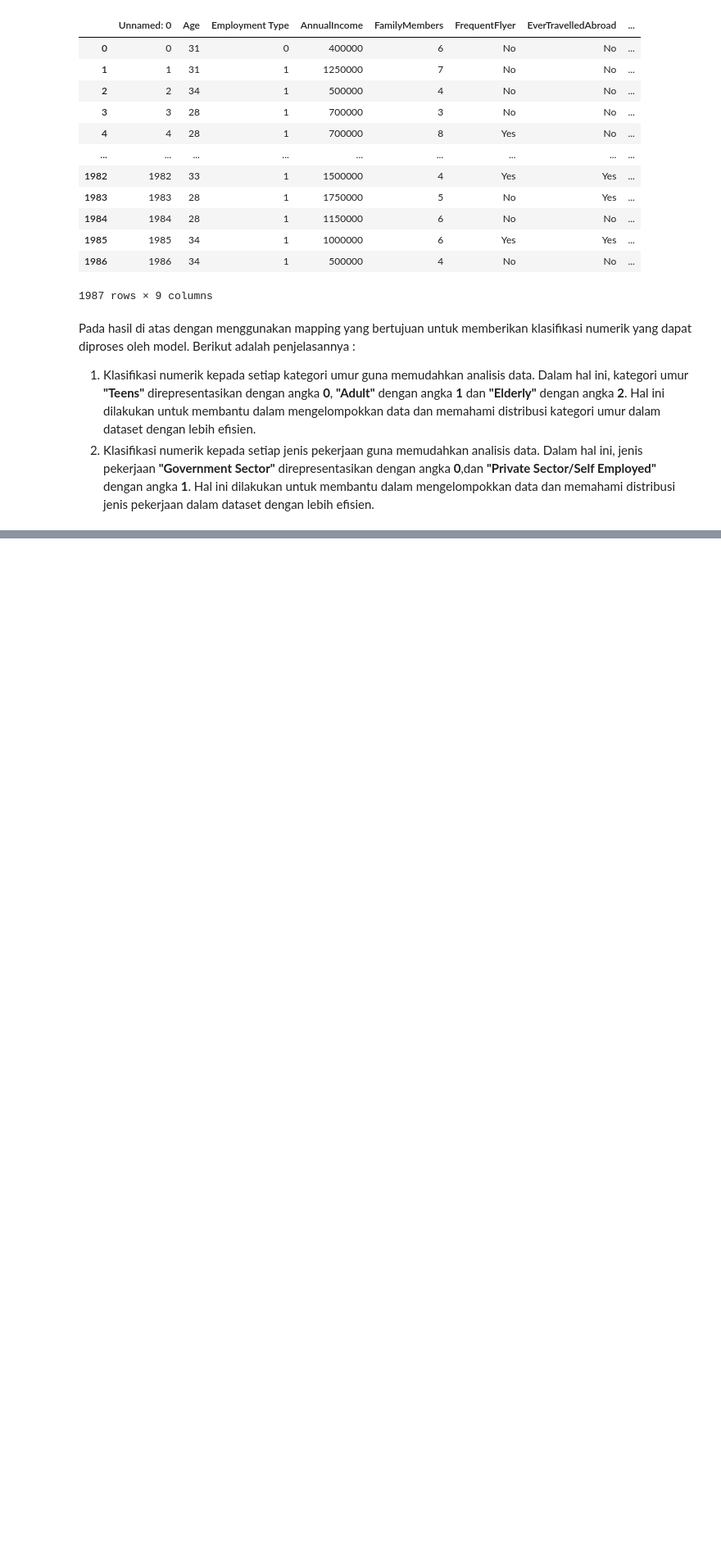
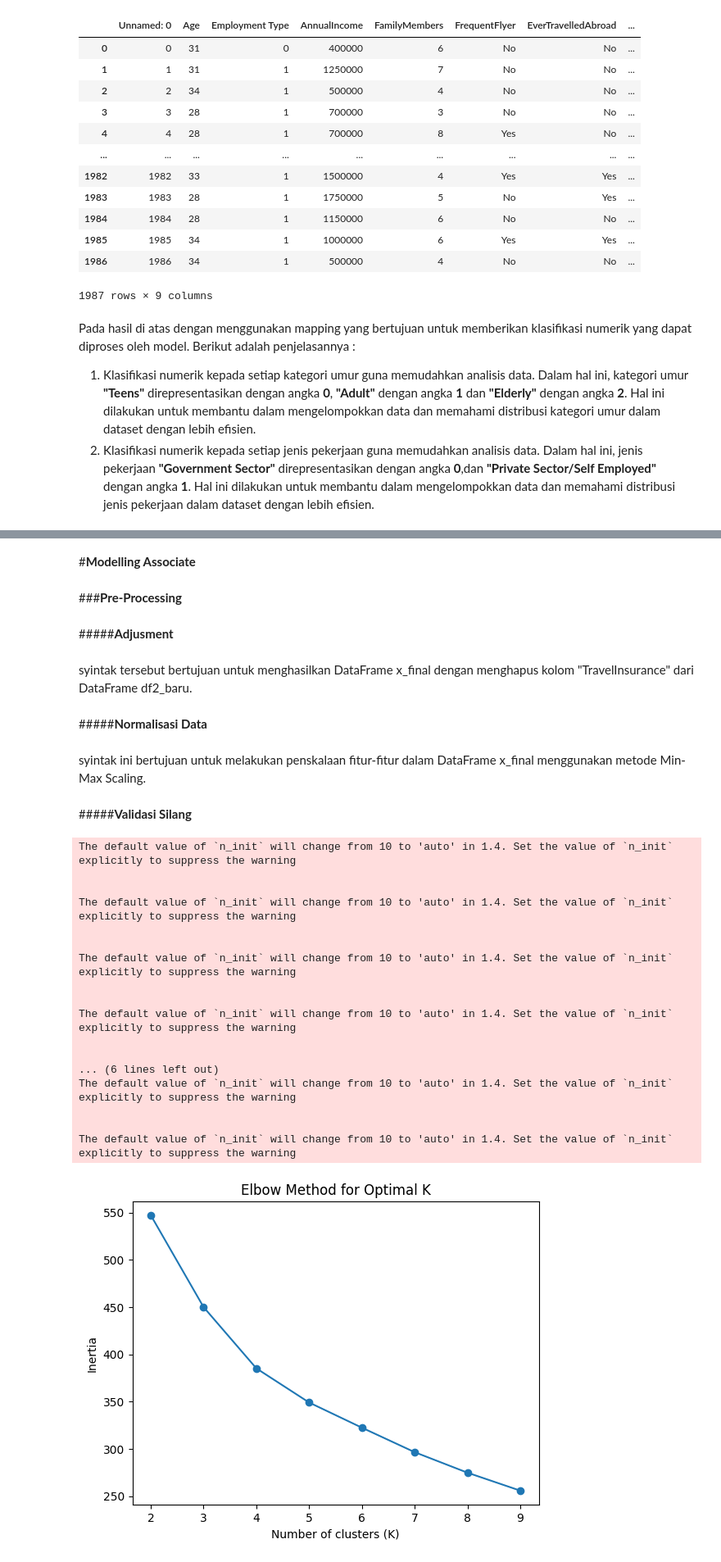
Before and after one commit to aliefAdityaa/Muhammad-Alief-Aditya-2, a Jupyter notebook: Praktikum_DATA_MINING.ipynb, the cells around one changed output, grey strips where cells are left out. Shown at 82% size. Cells and saved outputs as stored; diff of their text form; code cells hidden in the pictures; blank space fills up the shorter version.

```diff
--- a/Praktikum_DATA_MINING.ipynb
+++ b/Praktikum_DATA_MINING.ipynb
@@ -532,0 +595,6 @@ df.to_csv('Data Cleaned.csv',index=False)
+# %%
+# Membuat Daftar Kolom yang Akan Dihapus
+kolom_yang_dihapus = ['FrequentFlyer', 'EverTravelledAbroad']
+
+# Menghapus Kolom yang Tidak Diperlukan dari DataFrame
+df2_baru = df2.drop(columns=kolom_yang_dihapus)
@@ -532,0 +740,55 @@ df.to_csv('Data Cleaned.csv',index=False)
+# %% [markdown]
+#**Modelling Associate**
+# %% [markdown]
+###**Pre-Processing**
+# %% [markdown]
+#####**Adjusment**
+# %%
+x_final = df2_baru.drop("TravelInsurance", axis=1)
+# %% [markdown]
+syintak tersebut bertujuan untuk menghasilkan DataFrame x_final dengan menghapus kolom "TravelInsurance" dari DataFrame df2_baru.
+# %% [markdown]
+#####**Normalisasi Data**
+# %%
+scaler = MinMaxScaler()
+
+x_final_norm = scaler.fit_transform(x_final)
+# %% [markdown]
+syintak ini bertujuan untuk melakukan penskalaan fitur-fitur dalam DataFrame x_final menggunakan metode Min-Max Scaling.
+# %% [markdown]
+#####**Validasi Silang**
+# %%
+inertia_values = []
+
+k_range = range(2, 10)
+
+for k in k_range:
+    kmeans = KMeans(n_clusters=k, random_state=42)
+    kmeans.fit(x_final_norm)
+    inertia_values.append(kmeans.inertia_)
+
+plt.plot(k_range, inertia_values, marker='o')
+plt.xlabel('Number of clusters (K)')
+plt.ylabel('Inertia')
+plt.title('Elbow Method for Optimal K')
+plt.xticks(k_range)
+plt.show()
+# %% [output]
+The default value of `n_init` will change from 10 to 'auto' in 1.4. Set the value of `n_init` explicitly to suppress the warning
+
+
+The default value of `n_init` will change from 10 to 'auto' in 1.4. Set the value of `n_init` explicitly to suppress the warning
+
+
+The default value of `n_init` will change from 10 to 'auto' in 1.4. Set the value of `n_init` explicitly to suppress the warning
+
+
+The default value of `n_init` will change from 10 to 'auto' in 1.4. Set the value of `n_init` explicitly to suppress the warning
+
+
+... (6 lines left out)
+The default value of `n_init` will change from 10 to 'auto' in 1.4. Set the value of `n_init` explicitly to suppress the warning
+
+
+The default value of `n_init` will change from 10 to 'auto' in 1.4. Set the value of `n_init` explicitly to suppress the warning
+[figure, added]
```
Also changed, not shown: parts of 52 cells of this notebook.
